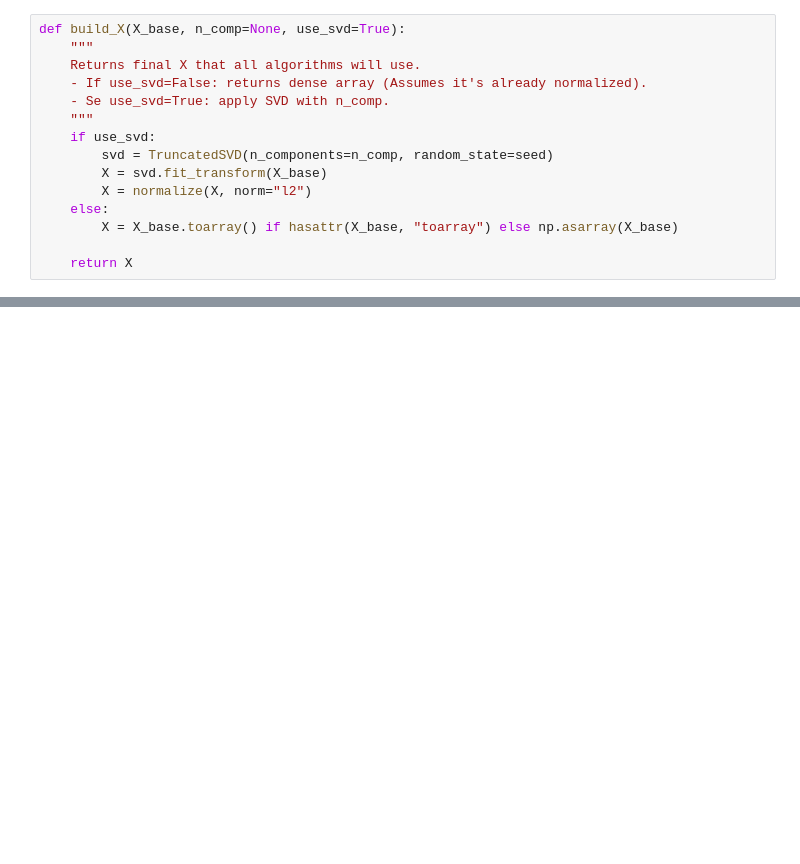
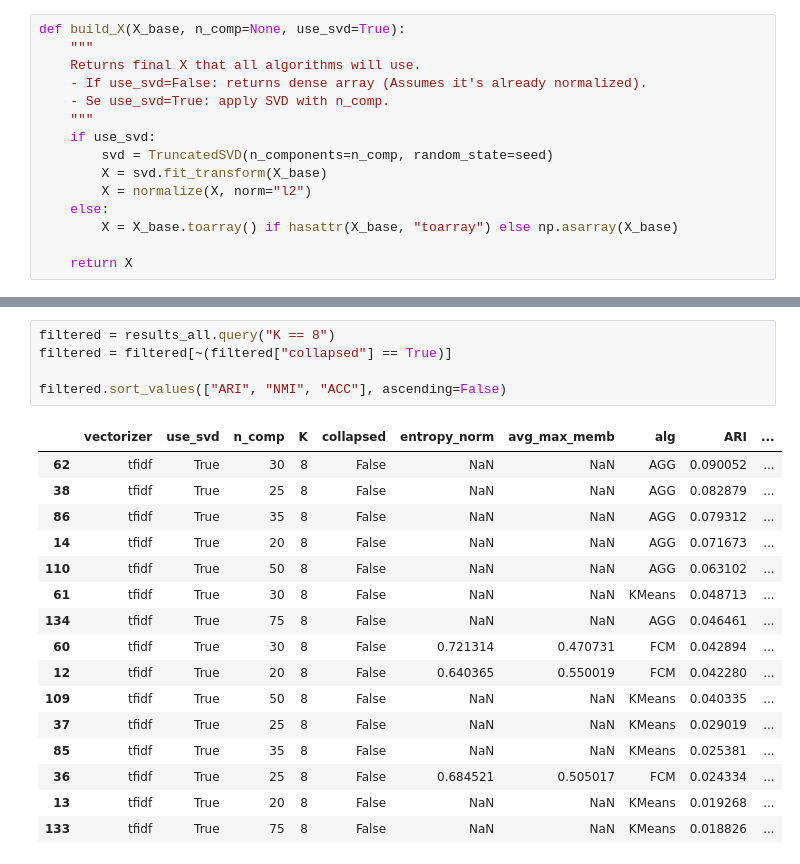
Before and after one commit to ai4society/ELIOT, a Jupyter notebook: notebook/evaluation.ipynb, the cells around one changed output, grey strips where cells are left out. Cells and saved outputs as stored; diff of their text form; blank space fills up the shorter version.

```diff
--- a/notebook/evaluation.ipynb
+++ b/notebook/evaluation.ipynb
@@ -200,0 +208,22 @@ results_all.query("n_comp == 35 and K == 8")
+# %%
+filtered = results_all.query("K == 8")
+filtered = filtered[~(filtered["collapsed"] == True)]
+
+filtered.sort_values(["ARI", "NMI", "ACC"], ascending=False)
+# %% [output]
+|  | vectorizer | use_svd | n_comp | K | collapsed | entropy_norm | avg_max_memb | alg | ARI | ... |
+| 62 | tfidf | True | 30 | 8 | False | NaN | NaN | AGG | 0.090052 | ... |
+| 38 | tfidf | True | 25 | 8 | False | NaN | NaN | AGG | 0.082879 | ... |
+| 86 | tfidf | True | 35 | 8 | False | NaN | NaN | AGG | 0.079312 | ... |
+| 14 | tfidf | True | 20 | 8 | False | NaN | NaN | AGG | 0.071673 | ... |
+| 110 | tfidf | True | 50 | 8 | False | NaN | NaN | AGG | 0.063102 | ... |
+| 61 | tfidf | True | 30 | 8 | False | NaN | NaN | KMeans | 0.048713 | ... |
+| 134 | tfidf | True | 75 | 8 | False | NaN | NaN | AGG | 0.046461 | ... |
+| 60 | tfidf | True | 30 | 8 | False | 0.721314 | 0.470731 | FCM | 0.042894 | ... |
+| 12 | tfidf | True | 20 | 8 | False | 0.640365 | 0.550019 | FCM | 0.042280 | ... |
+| 109 | tfidf | True | 50 | 8 | False | NaN | NaN | KMeans | 0.040335 | ... |
+| 37 | tfidf | True | 25 | 8 | False | NaN | NaN | KMeans | 0.029019 | ... |
+| 85 | tfidf | True | 35 | 8 | False | NaN | NaN | KMeans | 0.025381 | ... |
+| 36 | tfidf | True | 25 | 8 | False | 0.684521 | 0.505017 | FCM | 0.024334 | ... |
+| 13 | tfidf | True | 20 | 8 | False | NaN | NaN | KMeans | 0.019268 | ... |
+| 133 | tfidf | True | 75 | 8 | False | NaN | NaN | KMeans | 0.018826 | ... |
```
Also changed, not shown: parts of 7 cells of this notebook, 1 other file.
